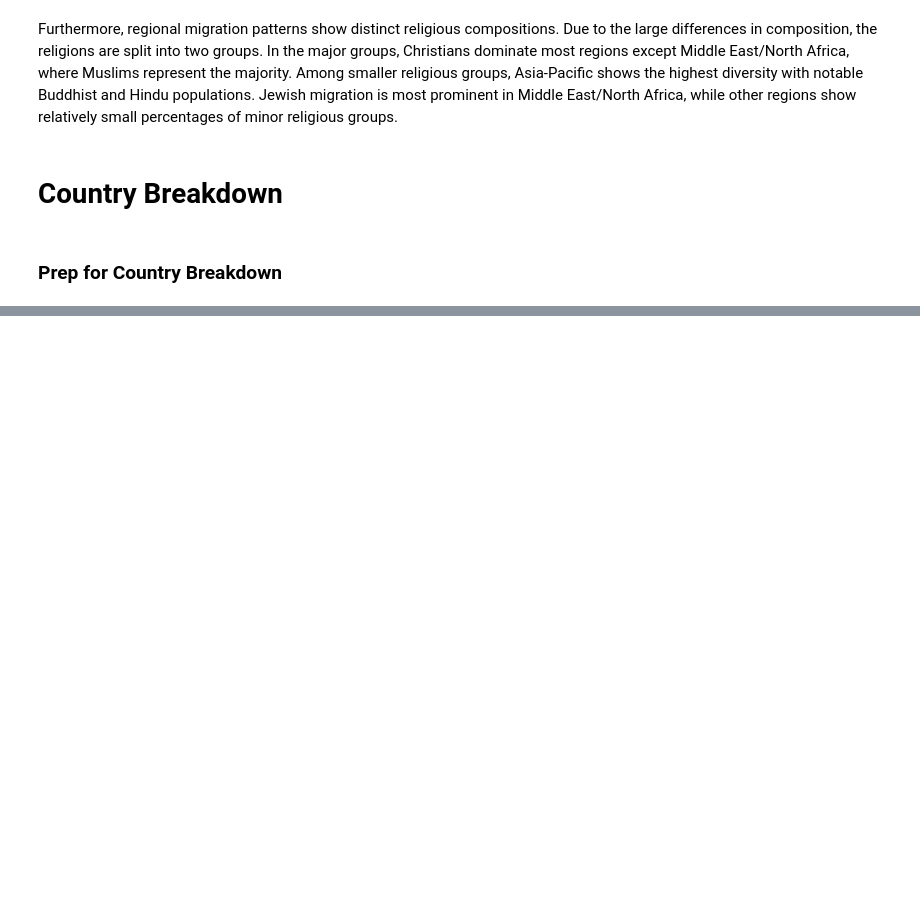
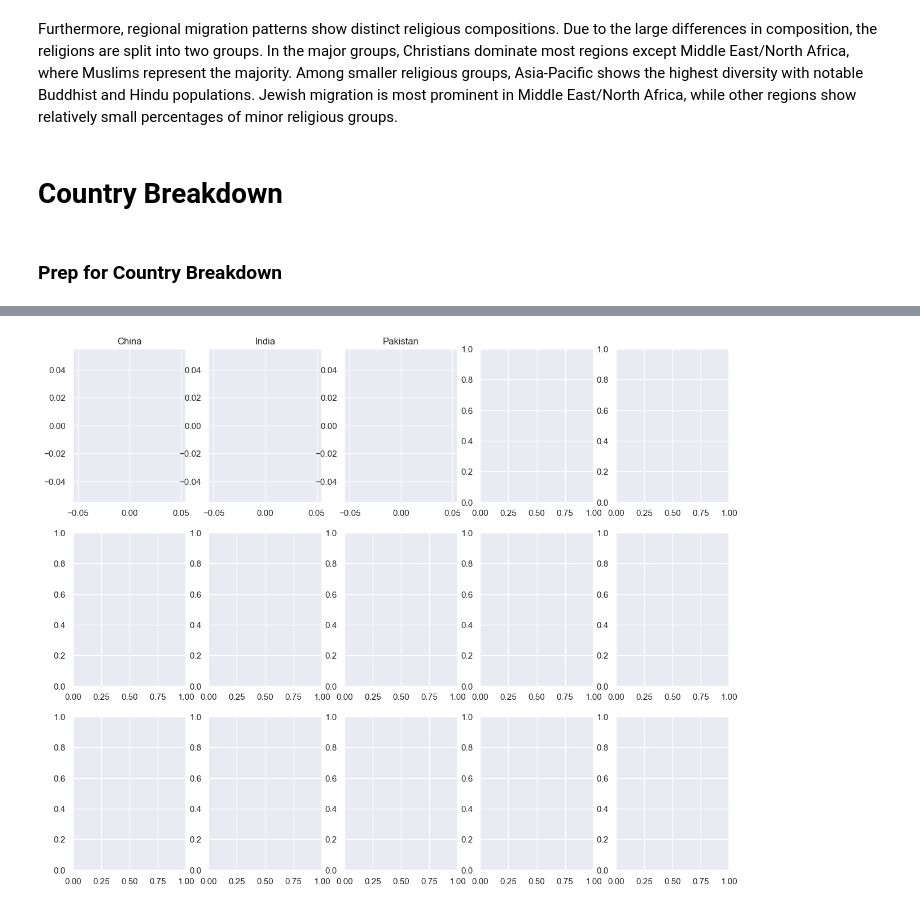
Before and after one commit to kmogarro/portfolio, a Jupyter notebook: python-projects/Global_Religious_Migration_Analysis_1990-2020/global_religious_migration_1990-2020_v3.ipynb, the cells around one changed output, grey strips where cells are left out. Saved outputs shown, nothing was run; the diff lists cells and outputs as text; code cells hidden in the pictures; blank space fills up the shorter version.

```diff
--- a/python-projects/Global_Religious_Migration_Analysis_1990-2020/global_religious_migration_1990-2020_v3.ipynb
+++ b/python-projects/Global_Religious_Migration_Analysis_1990-2020/global_religious_migration_1990-2020_v3.ipynb
@@ -439,0 +563,10 @@ country_level_df[country_level_df['country'] == 'Russia']
+# %%
+fig, (ax1, ax2, ax3) = plt.subplots(3, 5, figsize=(15, 12))  # 3 rows, 5 columns
+
+for i, country in enumerate(asia_pacific):
+    country_data = country_religion_composition[country_religion_composition['country'] == country]
+    #ax1[i].pie(country_data['percent'], labels=country_data['religion'], labeldistance=None, autopct=make_autopct(country_data['percent']))
+    ax1[i].plot(kind='line', data=country_data)
+    ax1[i].set_title(country)
+# %% [output]
+[figure, added]
```
Also changed, not shown: parts of 11 cells of this notebook.
